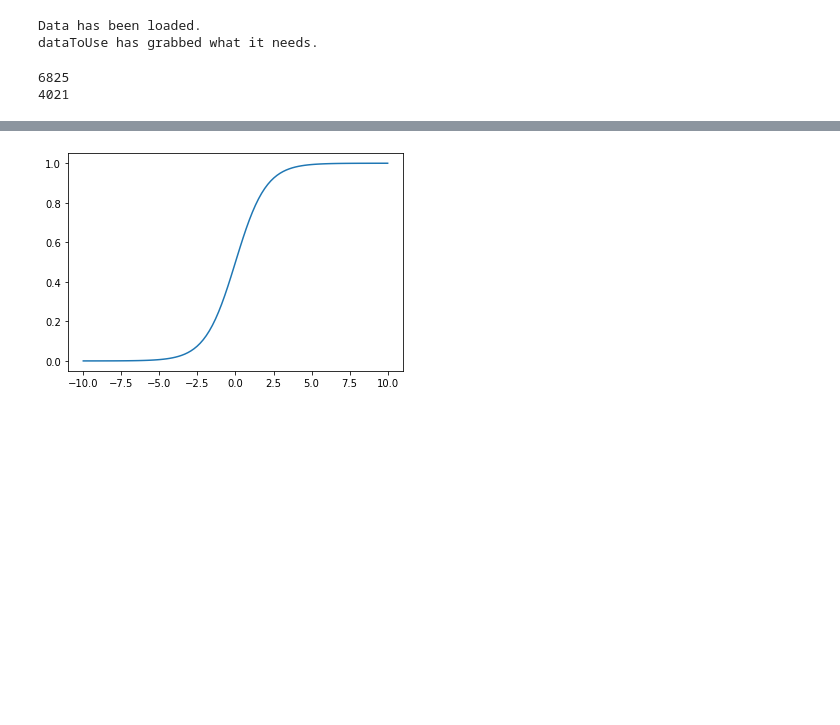
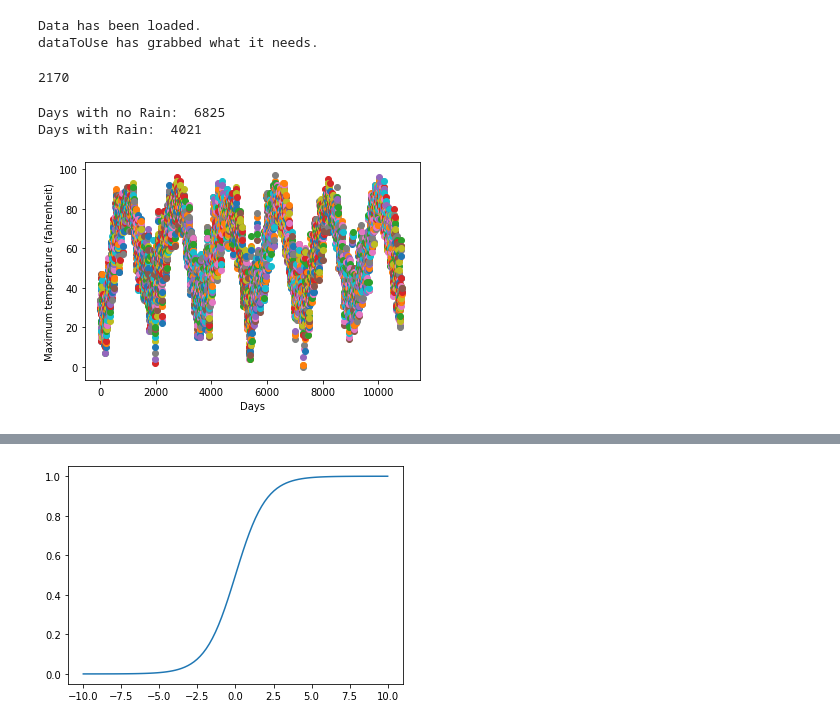
Before and after one commit to JonathanClifford/597ML-MachineLearningWeatherPrediction, a Jupyter notebook: mainAnalysisOfWeatherData.ipynb, the cells around one changed output, grey strips where cells are left out. Drawn from its saved outputs; the diff is of its cells as text; code cells hidden in the pictures; blank space fills up the shorter version.

```diff
--- a/mainAnalysisOfWeatherData.ipynb
+++ b/mainAnalysisOfWeatherData.ipynb
@@ -236,20 +237,39 @@ print("dataToUse has grabbed what it needs.")
 # %% [output]
 Data has been loaded.
 dataToUse has grabbed what it needs.
+# %%
+'''from sklearn.model_selection import train_test_split
+from sklearn.linear_model import LogisticRegression
+x_train2, x_test2, y_train2, y_test2 = train_test_split(dataToUse, precipitation, test_size=0.2)
+print(len(y_test2))
+
+
+Lg = LogisticRegression()
+Lg.fit(x_train2, y_train2)
+
+y_predictTrain = Lg.predict(x_train2)
+y_predictTest = Lg.predict(x_test2)'''
+# %% [output]
+2170
 # %%
-#List of days it has not rained
 zeros = []
+ones = []
 for i in range(len(date)):
     if precipitation[i] == 0:
         zeros.append(precipitation[i])
-print(len(zeros))
+    elif precipitation[i] == 1:
+        ones.append(precipitation[i])
 
-#List of days it has rained
-ones = []
-for i in range(len(date)):
-    if precipitation[i] == 1:
-        ones.append(precipitation[i])
-print(len(ones))
+print("Days with no Rain: ",len(zeros))
+print("Days with Rain: ",len(ones))
 # %% [output]
-6825
-4021
+Days with no Rain:  6825
+Days with Rain:  4021
+# %%
+for i in range(len(tempMax)):
+    plt.scatter(i,tempMax[i])
+plt.xlabel("Days")
+plt.ylabel("Maximum temperature (fahrenheit)")
+plt.show()
+# %% [output]
+[figure, added]
```
Also changed, not shown: parts of 10 cells of this notebook.
